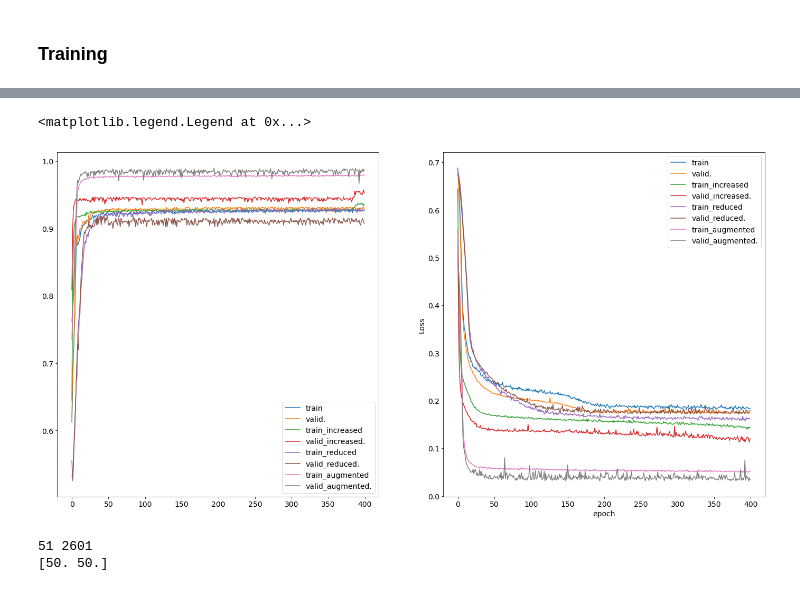
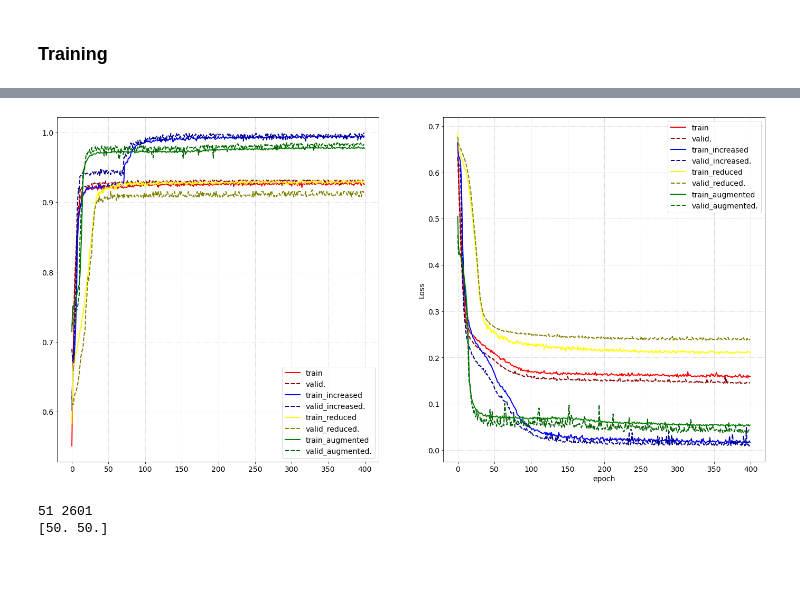
Before and after one commit to aidinattar/LoCP_MODB, a Jupyter notebook: Week2/exercises2.ipynb, the cells around one changed output, grey strips where cells are left out. Saved outputs shown, nothing was run; the diff lists cells and outputs as text; code cells hidden in the pictures.

```diff
--- a/Week2/exercises2.ipynb
+++ b/Week2/exercises2.ipynb
@@ -394,31 +403,34 @@ Epoch 400/400
 # %%
 fig,AX=plt.subplots(1,2,figsize=(24,12))
 ax=AX[0]
-ax.plot(fit.history['accuracy'],label="train")
-ax.plot(fit.history['val_accuracy'],label="valid.")
-ax.plot(fit_inc.history['accuracy'],label="train_increased")
-ax.plot(fit_inc.history['val_accuracy'],label="valid_increased.")
-ax.plot(fit_red.history['accuracy'],label="train_reduced")
-ax.plot(fit_red.history['val_accuracy'],label="valid_reduced.")
-ax.plot(fit_aug.history['accuracy'],label="train_augmented")
-ax.plot(fit_aug.history['val_accuracy'],label="valid_augmented.")
+ax.plot(fit.history[    'accuracy'    ],label="train",            lw = 2, ls = 'solid' , c = 'red')
+ax.plot(fit.history[    'val_accuracy'],label="valid.",           lw = 2, ls = 'dashed', c = 'darkred')
+ax.plot(fit_inc.history['accuracy'    ],label="train_increased",  lw = 2, ls = 'solid' , c = 'blue')
+ax.plot(fit_inc.history['val_accuracy'],label="valid_increased.", lw = 2, ls = 'dashed', c = 'darkblue')
+ax.plot(fit_red.history['accuracy'    ],label="train_reduced",    lw = 2, ls = 'solid' , c = 'yellow')
+ax.plot(fit_red.history['val_accuracy'],label="valid_reduced.",   lw = 2, ls = 'dashed', c = 'olive')
+ax.plot(fit_aug.history['accuracy'    ],label="train_augmented",  lw = 2, ls = 'solid' , c = 'green')
+ax.plot(fit_aug.history['val_accuracy'],label="valid_augmented.", lw = 2, ls = 'dashed', c = 'darkgreen')
 ax.legend(loc='lower right')
+ax.grid(ls='dotted')
 
 ax=AX[1]
-ax.plot(fit.history['loss'],label="train")
-ax.plot(fit.history['val_loss'],label="valid.")
-ax.plot(fit_inc.history['loss'],label="train_increased")
-ax.plot(fit_inc.history['val_loss'],label="valid_increased.")
-ax.plot(fit_red.history['loss'],label="train_reduced")
-ax.plot(fit_red.history['val_loss'],label="valid_reduced.")
-ax.plot(fit_aug.history['loss'],label="train_augmented")
-ax.plot(fit_aug.history['val_loss'],label="valid_augmented.")
+ax.plot(fit.history[        'loss'],label="train",            lw = 2, ls = 'solid' , c = 'red')
+ax.plot(fit.history[    'val_loss'],label="valid.",           lw = 2, ls = 'dashed', c = 'darkred')
+ax.plot(fit_inc.history[    'loss'],label="train_increased",  lw = 2, ls = 'solid' , c = 'blue')
+ax.plot(fit_inc.history['val_loss'],label="valid_increased.", lw = 2, ls = 'dashed', c = 'darkblue')
+ax.plot(fit_red.history[    'loss'],label="train_reduced",    lw = 2, ls = 'solid' , c = 'yellow')
+ax.plot(fit_red.history['val_loss'],label="valid_reduced.",   lw = 2, ls = 'dashed', c = 'olive')
+ax.plot(fit_aug.history[    'loss'],label="train_augmented",  lw = 2, ls = 'solid' , c = 'green')
+ax.plot(fit_aug.history['val_loss'],label="valid_augmented.", lw = 2, ls = 'dashed', c = 'darkgreen')
 ax.set_xlabel('epoch')
 ax.set_ylabel("Loss")
 ax.legend()
+ax.grid(ls='dotted')
+
+plt.show()
 # %% [output]
-<matplotlib.legend.Legend at 0x...>
-[figure, old version]
+[figure, new version]
 # %%
 dX = 2
 X1 = np.arange(-50,50+dX, dX)
```
Also changed, not shown: parts of 20 cells of this notebook, 2 other files.
